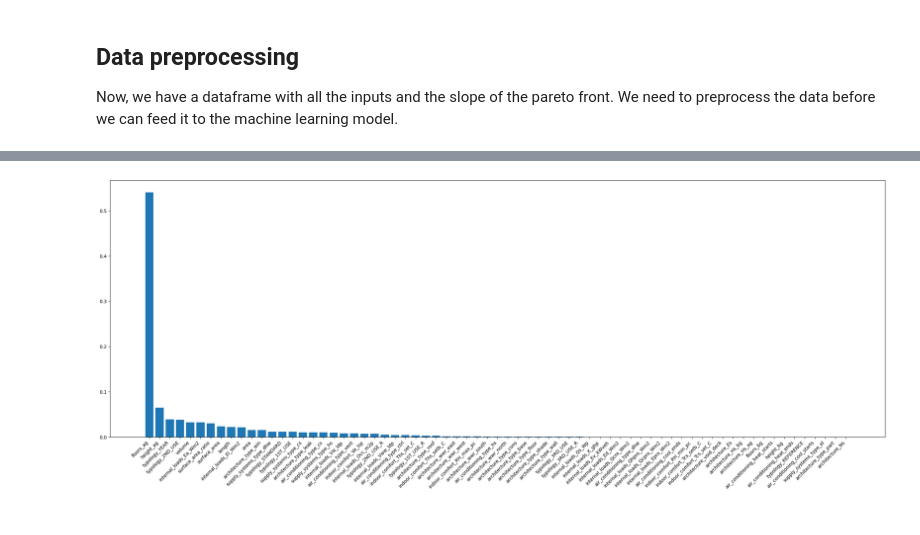
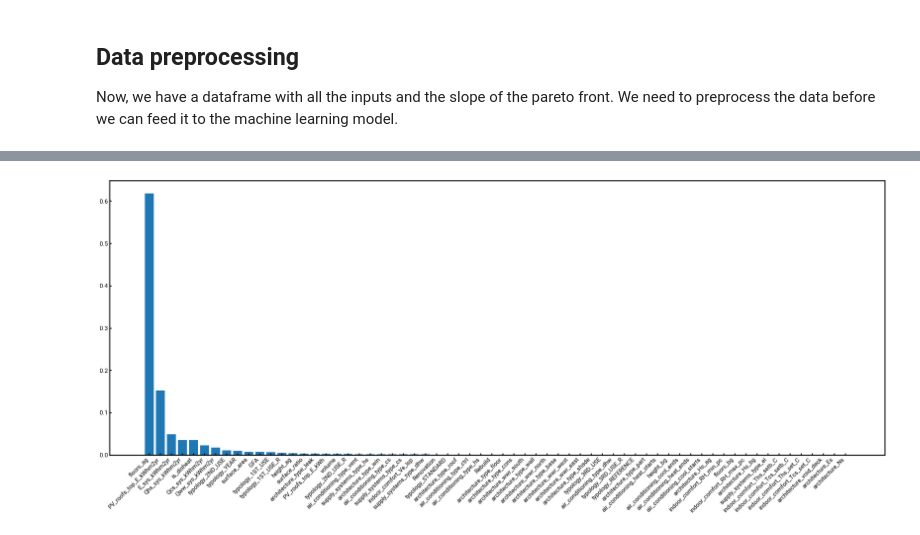
Before and after one commit to yiqiaowang-arch/calliope_optimization, a Jupyter notebook: importance_analysis.ipynb, the cells around one changed output, grey strips where cells are left out. Saved outputs shown, nothing was run; the diff lists cells and outputs as text; code cells hidden in the pictures.

Commit message:
change importance

```diff
--- a/importance_analysis.ipynb
+++ b/importance_analysis.ipynb
@@ -81,3 +131,8 @@ zone_df.dropna(subset=['slope'], inplace=True)
+# %%
+zone_df.drop(index=['B162917', 'B162495'], inplace=True)
+# %%
+# delete all the buildings with typology not SINGLE_RES or MULTI_RES in column typology_1ST_USE
+zone_df.drop(zone_df[~zone_df['typology_1ST_USE'].isin(['SINGLE_RES', 'MULTI_RES'])].index, inplace=True)
 # %% [markdown]
 ## Data preprocessing
 
@@ -127,13 +139,0 @@ feature_importance_df.sort_values(by='importance', ascending=False, inplace=True
-# %%
-# get the total importance of each category
-total_importance_df = pd.DataFrame(columns=['category', 'total_importance'])
-for category in categorial_columns:
-    total_importance = feature_importance_df[feature_importance_df['feature'].str.startswith(category)]['importance'].sum()
-    total_importance_df = pd.concat([total_importance_df, pd.DataFrame({'category': category, 'total_importance': total_importance}, index=[0])])
-
-# also add the total importance of numerical columns
-for numerical in numerical_columns:
-    total_importance = feature_importance_df[feature_importance_df['feature'] == numerical]['importance'].sum() # no sum needed since there is only one value
-    total_importance_df = pd.concat([total_importance_df, pd.DataFrame({'category': numerical, 'total_importance': total_importance}, index=[0])])
-
-total_importance_df.sort_values(by='total_importance', ascending=False, inplace=True)
@@ -191,9 +248,27 @@ total_importance_regression_df.sort_values(by='total_importance', ascending=Fals
+# %%
+# plot setting
+# set style of plots
+plt.rcParams['font.family'] = 'Roboto'
+plt.rcParams['xtick.direction'] = 'in'
+plt.rcParams['ytick.direction'] = 'in'
+plt.rcParams['legend.loc'] = 'lower center'
+plt.rcParams['legend.frameon'] = False
+plt.rcParams['font.size'] = 12
+plt.rcParams['axes.titlesize'] = 16
+plt.rcParams['axes.titley'] = 1.03
+plt.rcParams['figure.subplot.left'] = 0.08
+plt.rcParams['figure.subplot.right'] = 0.95
+plt.rcParams['axes.linewidth'] = 2
+plt.rcParams['xtick.major.width'] = 2  # setting the x-axis tick width globally
+plt.rcParams['ytick.major.width'] = 2 # setting the y-axis tick width globally
+# set fig size
+plt.rcParams['figure.figsize'] = (12, 8)
 # %%
 # plot the total importance of each category
-plt.figure(figsize=(30, 10))
+plt.figure(figsize=(25, 10))
 plt.bar(total_importance_regression_df['category'],
         total_importance_regression_df['total_importance'])
 plt.xticks(rotation=45, ha='right')
 plt.show()
 # %% [output]
-[figure, old version]
+[figure, new version]
```
Also changed, not shown: parts of 27 cells of this notebook, 1 other file.
